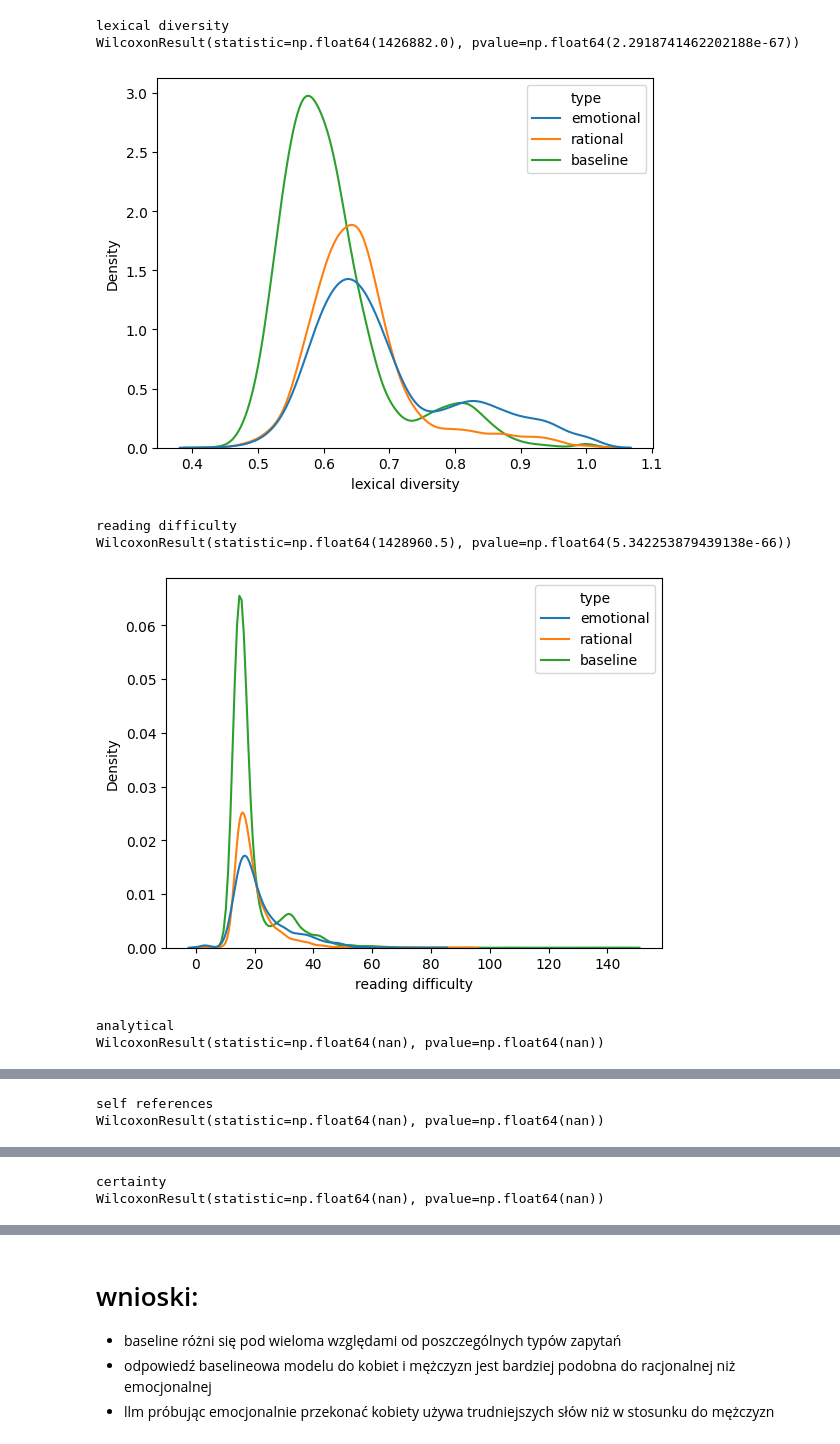
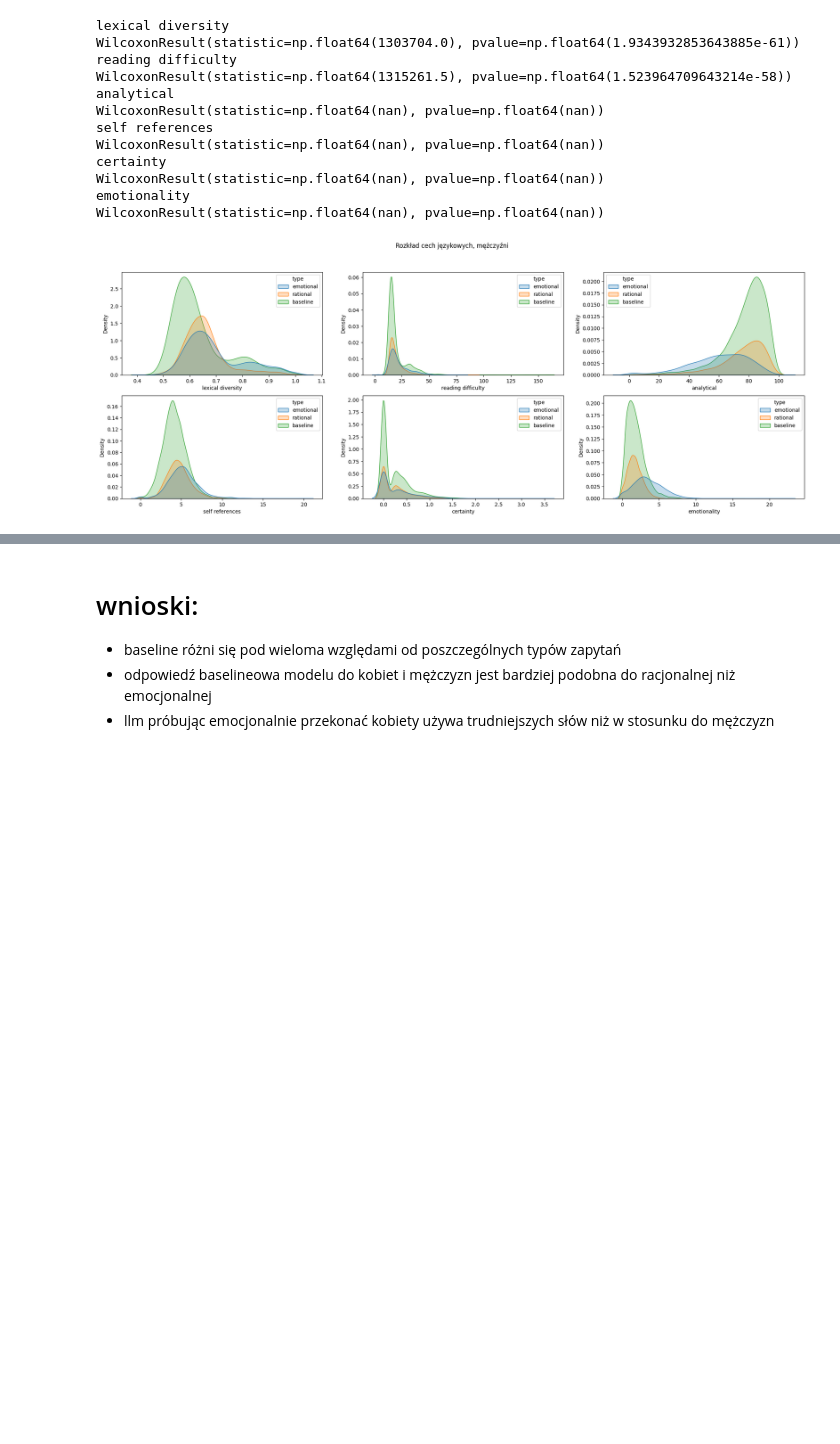
Before and after one commit to azoz01/data-science-workshop-2025L, a Jupyter notebook: linguistic_feature_analysis/all_llms_emotional.ipynb, the cells around one changed output, grey strips where cells are left out. Drawn from its saved outputs; the diff is of its cells as text; code cells hidden in the pictures; blank space fills up the shorter version.

```diff
--- a/linguistic_feature_analysis/all_llms_emotional.ipynb
+++ b/linguistic_feature_analysis/all_llms_emotional.ipynb
@@ -18,20 +26,24 @@ df = pd.concat(
 )
 # %%
 baseline = pd.concat(
-    [load_and_add_model(path) for path in glob("../data/processed/*.csv") if "baseline" in path]
+    [load_and_add_model(path) for path in glob("../../processed/*.csv") if "baseline" in path]
 )
 # %%
 emotional = df[df["type"] == "emotional"]
 baseline["gender"] = "baseline"
 emotional = pd.concat([emotional, baseline], ignore_index=True)
-for measure in (
+
+fig, ax = plt.subplots(2,3, figsize=(24,8))
+
+
+for i, measure in enumerate((
     "lexical diversity",
     "reading difficulty",
     "analytical",
     "self references",
     "certainty",
     "emotionality",
-):
+)):
     print(measure)
     print(
         wilcoxon(
@@ -39,8 +51,8 @@ for measure in (
             emotional[emotional["gender"] == "female"][measure],
         )
     )
-    sns.kdeplot(emotional, x=measure, hue="gender")
-    plt.title(measure)
-    plt.show()
+    sns.kdeplot(emotional, x=measure, hue="gender", fill=True, palette=gender_colormap, ax= ax[i// 3, i%3])
+plt.suptitle("Rozkład cech językowych, podejście emocjonalne")
+plt.show()
 # %% [output]
 lexical diversity
@@ -65,14 +72,15 @@ WilcoxonResult(statistic=np.float64(2134788.5), pvalue=np.float64(0.277122860656
 female = df[df["gender"] == "female"]
 baseline["type"] = "baseline"
 female = pd.concat([female, baseline], ignore_index=True)
-for measure in (
+fig, ax = plt.subplots(2, 3, figsize=(24,8))
+for i, measure in enumerate((
     "lexical diversity",
     "reading difficulty",
     "analytical",
     "self references",
     "certainty",
     "emotionality",
-):
+)):
     print(measure)
     print(
         wilcoxon(
@@ -80,8 +88,8 @@ for measure in (
             female[female["type"] == "emotional"][measure],
         )
     )
-    sns.kdeplot(female, x=measure, hue="type")
-    plt.title(f"female - {measure}")
-    plt.show()
+    sns.kdeplot(female, x=measure, hue="type", ax=ax[i//3, i%3], fill=True)
+plt.suptitle("Rozkład cech językowych, kobiety")
+plt.show()
 # %% [output]
 lexical diversity
@@ -105,30 +108,37 @@ WilcoxonResult(statistic=np.float64(449050.5), pvalue=np.float64(1.2223659805915
 # %%
 female = df[df["gender"] == "male"]
 baseline["type"] = "baseline"
 female = pd.concat([female, baseline], ignore_index=True)
-for measure in (
+fig, ax = plt.subplots(2,3,figsize=(24,8))
+for i, measure in enumerate((
     "lexical diversity",
     "reading difficulty",
     "analytical",
     "self references",
     "certainty",
     "emotionality",
-):
+)):
     print(measure)
     print(
         wilcoxon(
             female[female["type"] == "rational"][measure],
             female[female["type"] == "emotional"][measure],
         )
     )
-    sns.kdeplot(female, x=measure, hue="type")
-    plt.show()
+    sns.kdeplot(female, x=measure, hue="type", fill=True, ax=ax[i//3, i%3])
+plt.suptitle("Rozkład cech językowych, mężczyźni")
+plt.show()
 # %% [output]
 lexical diversity
-WilcoxonResult(statistic=np.float64(1426882.0), pvalue=np.float64(2.2918741462202188e-67))
+WilcoxonResult(statistic=np.float64(1303704.0), pvalue=np.float64(1.9343932853643885e-61))
+reading difficulty
+WilcoxonResult(statistic=np.float64(1315261.5), pvalue=np.float64(1.523964709643214e-58))
+analytical
+WilcoxonResult(statistic=np.float64(nan), pvalue=np.float64(nan))
+self references
+WilcoxonResult(statistic=np.float64(nan), pvalue=np.float64(nan))
+certainty
+WilcoxonResult(statistic=np.float64(nan), pvalue=np.float64(nan))
+emotionality
+WilcoxonResult(statistic=np.float64(nan), pvalue=np.float64(nan))
-[figure, old version]
+[figure, new version]
-reading difficulty
-WilcoxonResult(statistic=np.float64(1428960.5), pvalue=np.float64(5.342253879439138e-66))
-[figure, removed]
-analytical
-WilcoxonResult(statistic=np.float64(nan), pvalue=np.float64(nan))
@@ -136,2 +144,0 @@ WilcoxonResult(statistic=np.float64(nan), pvalue=np.float64(nan))
-self references
-WilcoxonResult(statistic=np.float64(nan), pvalue=np.float64(nan))
@@ -139,2 +144,0 @@ WilcoxonResult(statistic=np.float64(nan), pvalue=np.float64(nan))
-certainty
-WilcoxonResult(statistic=np.float64(nan), pvalue=np.float64(nan))
```
Also changed, not shown: parts of 7 cells of this notebook, 4 other files.
